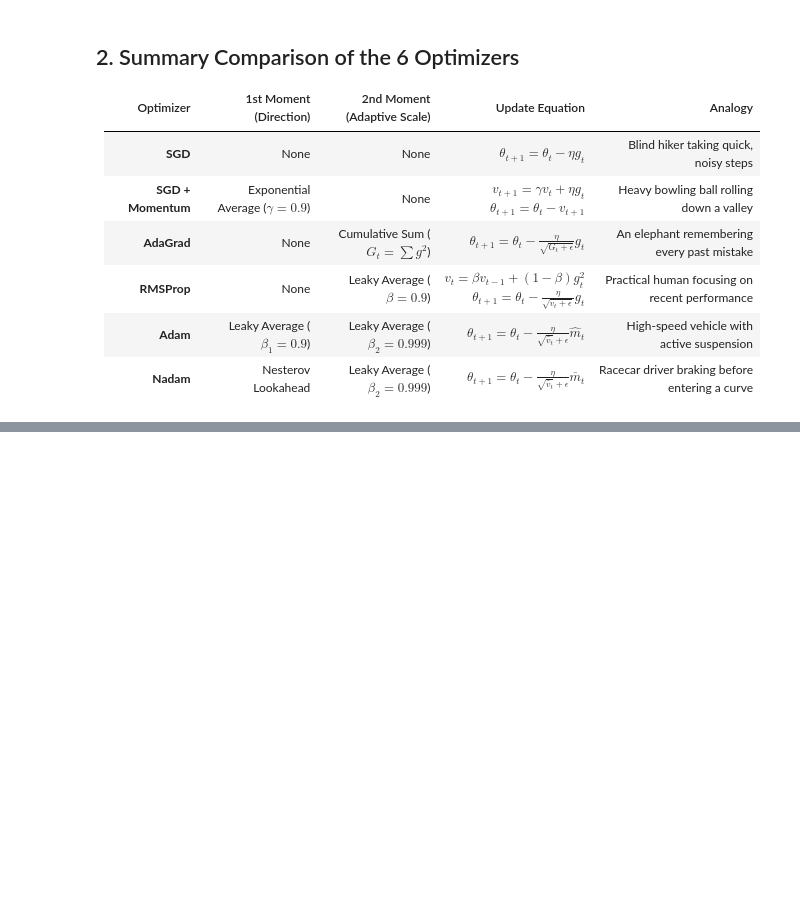
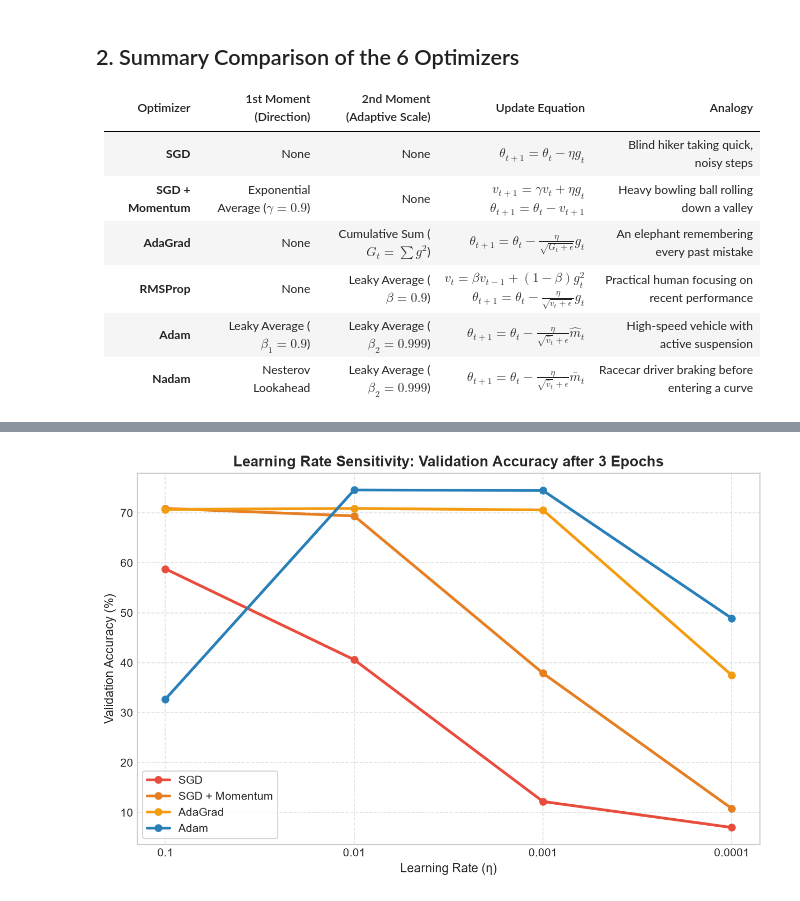
Before and after one commit to Kunal-Kamod25/Machine-Learning-2026-27, a Jupyter notebook: optimizers_deep_dive.ipynb, the cells around one changed output, grey strips where cells are left out. Saved outputs shown, nothing was run; the diff lists cells and outputs as text; code cells hidden in the pictures; blank space fills up the shorter version.

```diff
--- a/optimizers_deep_dive.ipynb
+++ b/optimizers_deep_dive.ipynb
@@ -343,39 +314,42 @@ $$\eta \in \{0.1, 0.01, 0.001, 0.0001\}$$
 # %%
+# -------------------------------------------------------------
+# STEP 7: Learning Rate Sensitivity Sweep (4 Orders of Magnitude)
+# -------------------------------------------------------------
 learning_rates = [0.1, 0.01, 0.001, 0.0001]
 tested_optimizers = ["SGD", "SGD + Momentum", "AdaGrad", "Adam"]
 sensitivity_scores = {opt: [] for opt in tested_optimizers}
 
-def build_sensitivity_optimizer(opt_name, model_instance, lr_val):
+def build_sens_opt(opt_name, model_inst, lr_val):
     if opt_name == "SGD":
-        return optim.SGD(model_instance.parameters(), lr=lr_val)
+        return optim.SGD(model_inst.parameters(), lr=lr_val)
     elif opt_name == "SGD + Momentum":
-        return optim.SGD(model_instance.parameters(), lr=lr_val, momentum=0.9)
+        return optim.SGD(model_inst.parameters(), lr=lr_val, momentum=0.9)
     elif opt_name == "AdaGrad":
-        return optim.Adagrad(model_instance.parameters(), lr=lr_val)
+        return optim.Adagrad(model_inst.parameters(), lr=lr_val)
     elif opt_name == "Adam":
-        return optim.Adam(model_instance.parameters(), lr=lr_val)
+        return optim.Adam(model_inst.parameters(), lr=lr_val)
 
-print("[+] Executing Learning Rate Sensitivity Sweeps (3 Epochs each)...\n")
+print("[+] Testing Learning Rate Sensitivity across eta in [0.1, 0.01, 0.001, 0.0001]...")
 for opt_name in tested_optimizers:
     for lr in learning_rates:
         set_seed(42)
         m = BenchmarkMLP().to(device)
         m.load_state_dict(copy.deepcopy(initial_weights))
-        opt = build_sensitivity_optimizer(opt_name, m, lr)
+        opt = build_sens_opt(opt_name, m, lr)
 
         m.train()
         for epoch in range(3):
-            for imgs, lbls in train_loader:
-                imgs, lbls = imgs.to(device), lbls.to(device)
+            for x, y in train_loader:
+                x, y = x.to(device), y.to(device)
                 opt.zero_grad()
-                out = m(imgs)
-                loss = criterion(out, lbls)
+                out = m(x)
+                loss = criterion(out, y)
                 loss.backward()
                 opt.step()
 
-        _, final_acc = evaluate_model(m, val_loader)
-        sensitivity_scores[opt_name].append(final_acc)
-        print(f"  > {opt_name:15s} | lr={lr:<7} | 3-Epoch Val Acc: {final_acc:.2f}%")
+        _, acc = evaluate_model(m, val_loader)
+        sensitivity_scores[opt_name].append(acc)
+        print(f"  > {opt_name:15s} @ lr={lr:<7} | 3-Epoch Val Acc = {acc:.2f}%")
 
 # Plot sensitivity curve
 plt.figure(figsize=(10, 6))
@@ -389,3 +363,4 @@ plt.ylabel("Validation Accuracy (%)", fontsize=11)
 plt.legend(frameon=True)
 plt.grid(True, linestyle="--", alpha=0.6)
 plt.show()
+# %% [output]
@@ -392 +384,2 @@ plt.show()
+[figure, added]
 # %% [markdown]
```
Also changed, not shown: parts of 18 cells of this notebook, 1 other file.
